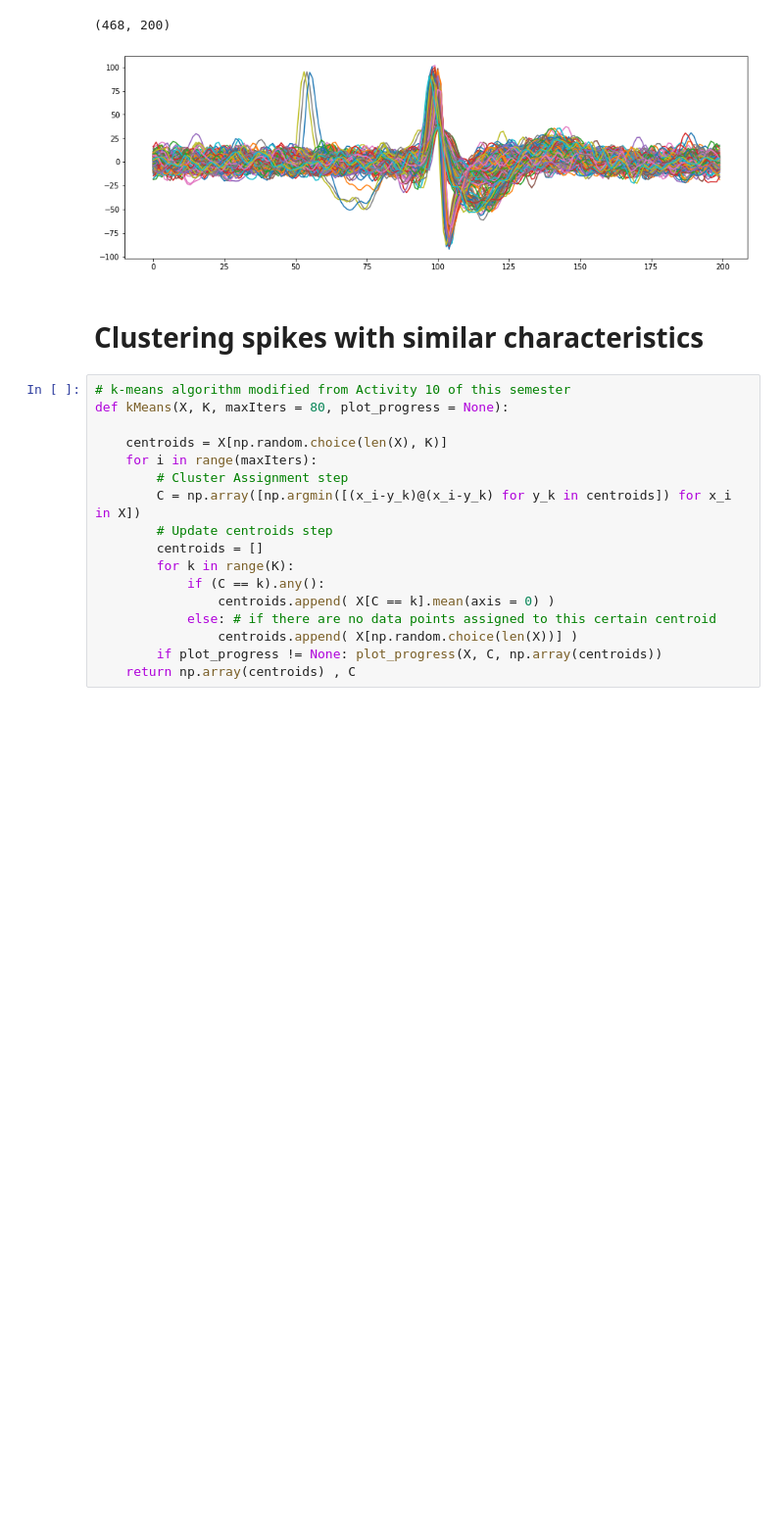
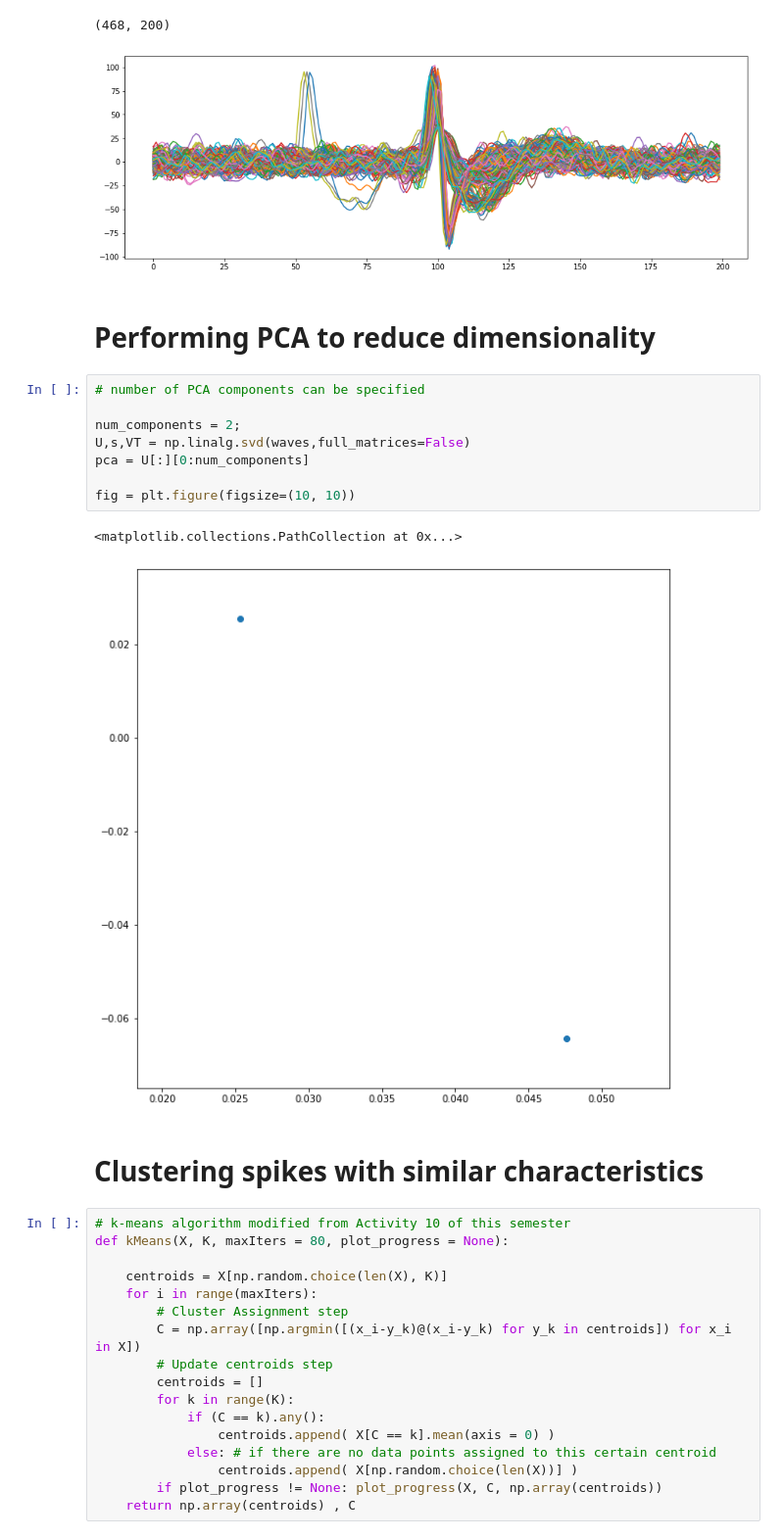
Before and after one commit to bfernandes1998/SpikeSort, a Jupyter notebook: SpikeSortActivity.ipynb, the cells around one changed output. Shown at 98% size. Cells and saved outputs as stored; diff of their text form; blank space fills up the shorter version.

```diff
--- a/SpikeSortActivity.ipynb
+++ b/SpikeSortActivity.ipynb
@@ -118,6 +118,19 @@ for i in range(waves.shape[1]):
 # %% [output]
 (468, 200)
 [figure]
+# %% [markdown]
+# Performing PCA to reduce dimensionality
+# %%
+# number of PCA components can be specified
+
+num_components = 2;
+U,s,VT = np.linalg.svd(waves,full_matrices=False)
+pca = U[:][0:num_components]
+
+fig = plt.figure(figsize=(10, 10))
+# %% [output]
+<matplotlib.collections.PathCollection at 0x...>
+[figure, added]
 # %% [markdown]
 # Clustering spikes with similar characteristics
 # %%
```
Also changed, not shown: parts of 2 cells of this notebook.
